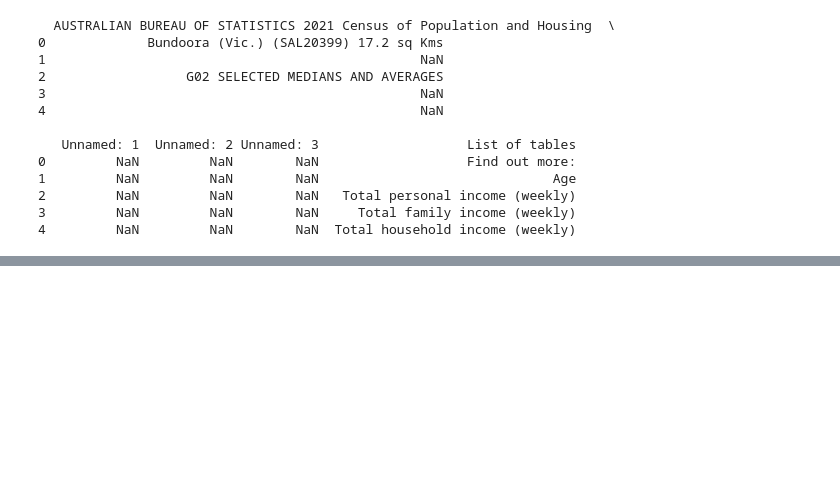
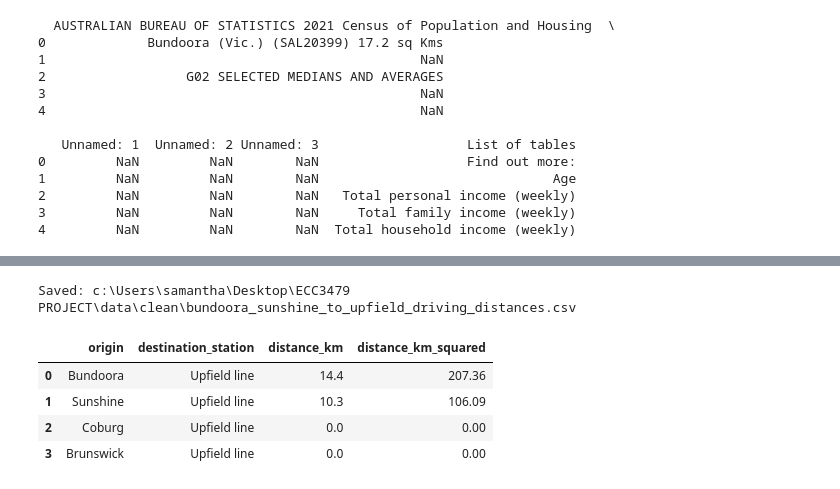
Before and after one commit to samantha-chin/ECC3479-project, a Jupyter notebook: ECC3479 notebook.ipynb, the cells around one changed output, grey strips where cells are left out. Drawn from its saved outputs; the diff is of its cells as text; code cells hidden in the pictures; blank space fills up the shorter version.

```diff
--- a/ECC3479 notebook.ipynb
+++ b/ECC3479 notebook.ipynb
@@ -85,0 +400,27 @@ NaN left: 0
+# %%
+from pathlib import Path
+import pandas as pd
+
+rows = [
+    {"origin": "Bundoora", "destination_station": "Upfield line", "distance_km": 14.4},
+    {"origin": "Sunshine", "destination_station": "Upfield line", "distance_km": 10.3},
+    {"origin": "Coburg", "destination_station": "Upfield line", "distance_km": 0.0},
+    {"origin": "Brunswick", "destination_station": "Upfield line", "distance_km": 0.0},
+]
+
+distance_to_upfield_df = pd.DataFrame(rows)
+distance_to_upfield_df["distance_km_squared"] = (distance_to_upfield_df["distance_km"] ** 2).round(3)
+
+project_root = Path.cwd().parent
+output_path = project_root / "data" / "clean" / "bundoora_sunshine_to_upfield_driving_distances.csv"
+distance_to_upfield_df.to_csv(output_path, index=False)
+
+print(f"Saved: {output_path}")
+distance_to_upfield_df
+# %% [output]
+Saved: c:\Users\samantha\Desktop\ECC3479 PROJECT\data\clean\bundoora_sunshine_to_upfield_driving_distances.csv
+|  | origin | destination_station | distance_km | distance_km_squared |
+| 0 | Bundoora | Upfield line | 14.4 | 207.36 |
+| 1 | Sunshine | Upfield line | 10.3 | 106.09 |
+| 2 | Coburg | Upfield line | 0.0 | 0.00 |
+| 3 | Brunswick | Upfield line | 0.0 | 0.00 |
```
Also changed, not shown: parts of 20 cells of this notebook.
